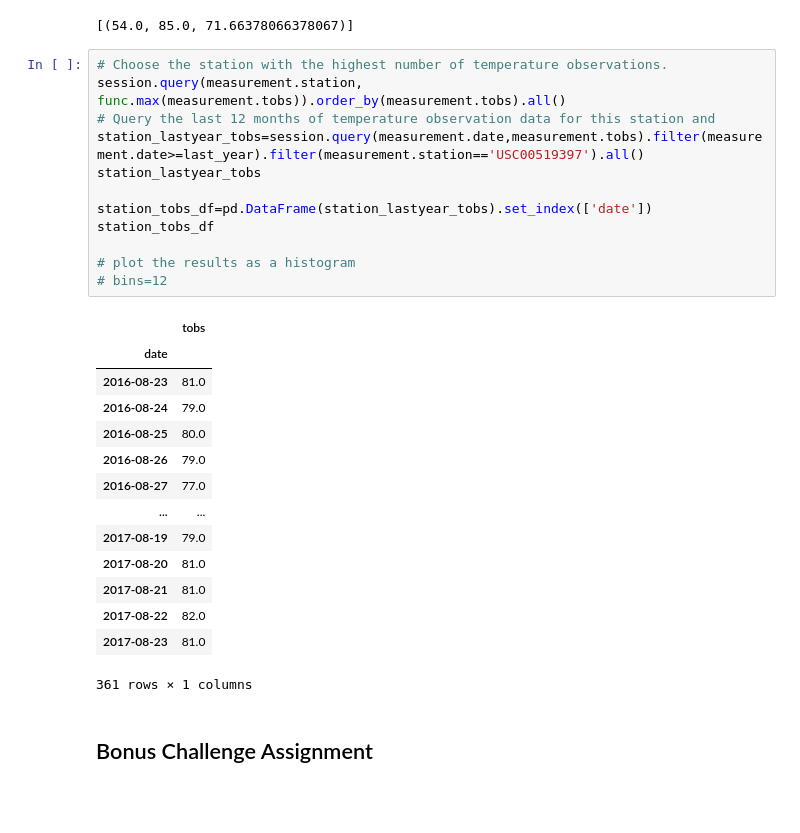
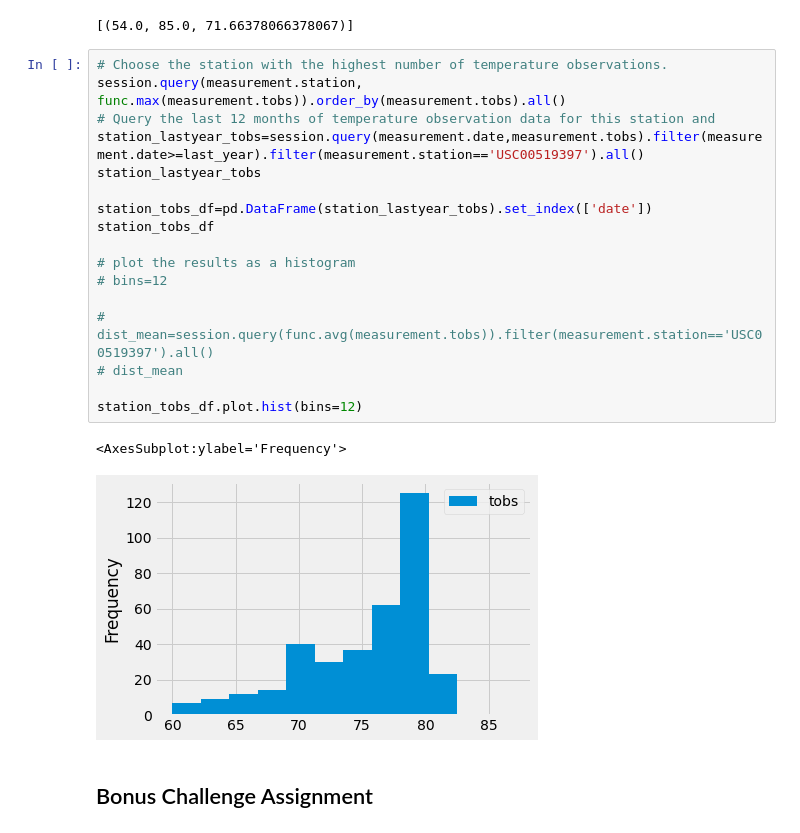
Before and after one commit to OpheliaH901/sqlalchemy-challenge, a Jupyter notebook: climate_starter.ipynb, the cells around one changed output. Cells and saved outputs as stored; diff of their text form; blank space fills up the shorter version.

Commit message:
completed hist

```diff
--- a/climate_starter.ipynb
+++ b/climate_starter.ipynb
@@ -112,30 +112,23 @@ session.query(func.min(measurement.tobs), func.max(measurement.tobs), func.avg(m
 # %%
 # Choose the station with the highest number of temperature observations.
 session.query(measurement.station, func.max(measurement.tobs)).order_by(measurement.tobs).all()
 # Query the last 12 months of temperature observation data for this station and
 station_lastyear_tobs=session.query(measurement.date,measurement.tobs).filter(measurement.date>=last_year).filter(measurement.station=='USC00519397').all()
 station_lastyear_tobs
 
 station_tobs_df=pd.DataFrame(station_lastyear_tobs).set_index(['date'])
 station_tobs_df
 
 # plot the results as a histogram
 # bins=12
+
+# dist_mean=session.query(func.avg(measurement.tobs)).filter(measurement.station=='USC00519397').all()
+# dist_mean
+
+station_tobs_df.plot.hist(bins=12)
 # %% [output]
-|  | tobs |
-| date |  |
-| 2016-08-23 | 81.0 |
-| 2016-08-24 | 79.0 |
-| 2016-08-25 | 80.0 |
-| 2016-08-26 | 79.0 |
-| 2016-08-27 | 77.0 |
-| ... | ... |
-| 2017-08-19 | 79.0 |
-| 2017-08-20 | 81.0 |
-| 2017-08-21 | 81.0 |
-| 2017-08-22 | 82.0 |
-| 2017-08-23 | 81.0 |
-361 rows × 1 columns
+<AxesSubplot:ylabel='Frequency'>
+[figure, added]
 # %% [markdown]
 ## Bonus Challenge Assignment
 # %%
```
